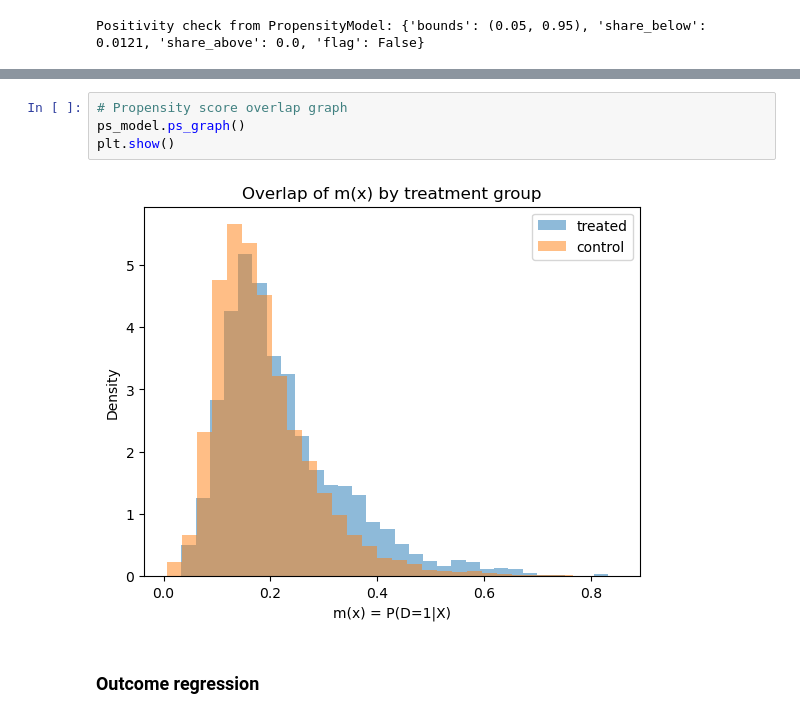
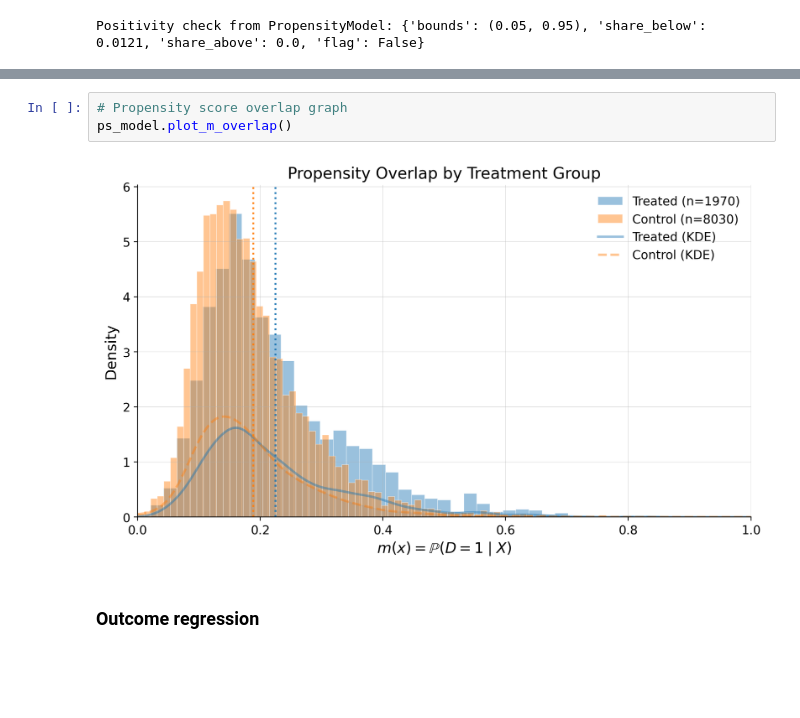
Before and after one commit to IoannMartynov/CausalKit, a Jupyter notebook: docs/_build/jupyter_execute/examples/dml_ate.ipynb, the cells around one changed output, grey strips where cells are left out. Drawn from its saved outputs; the diff is of its cells as text; blank space fills up the shorter version.

```diff
--- a/docs/_build/jupyter_execute/examples/dml_ate.ipynb
+++ b/docs/_build/jupyter_execute/examples/dml_ate.ipynb
@@ -172,9 +160,8 @@ display(shap_df)
 # %%
 # Propensity score overlap graph
-ps_model.ps_graph()
-plt.show()
+ps_model.plot_m_overlap()
 # %% [output]
-[figure, old version]
+[figure, new version]
 # %% [markdown]
 ### Outcome regression
 # %% [markdown]
```
Also changed, not shown: parts of 5 cells of this notebook, 18 other files.
